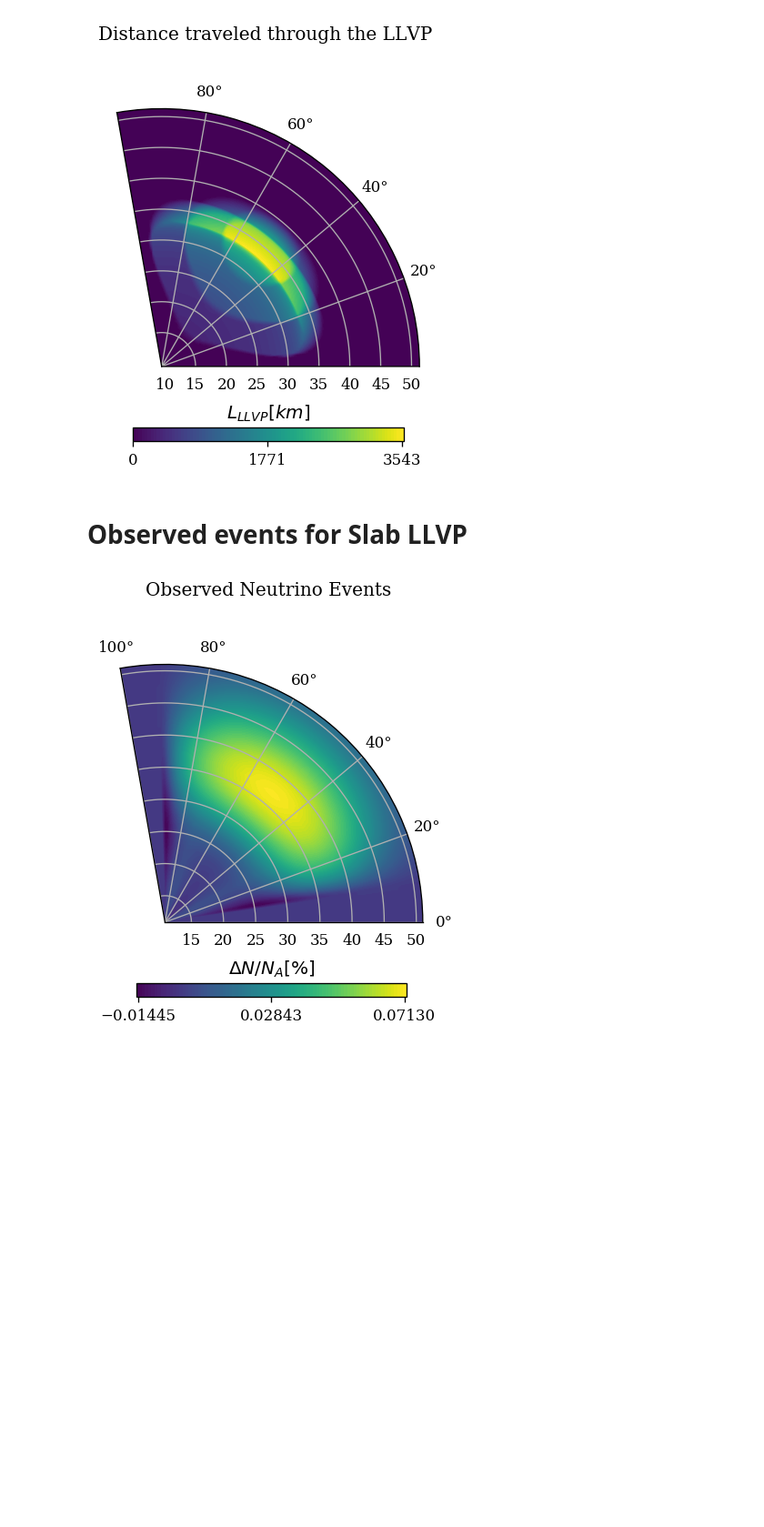
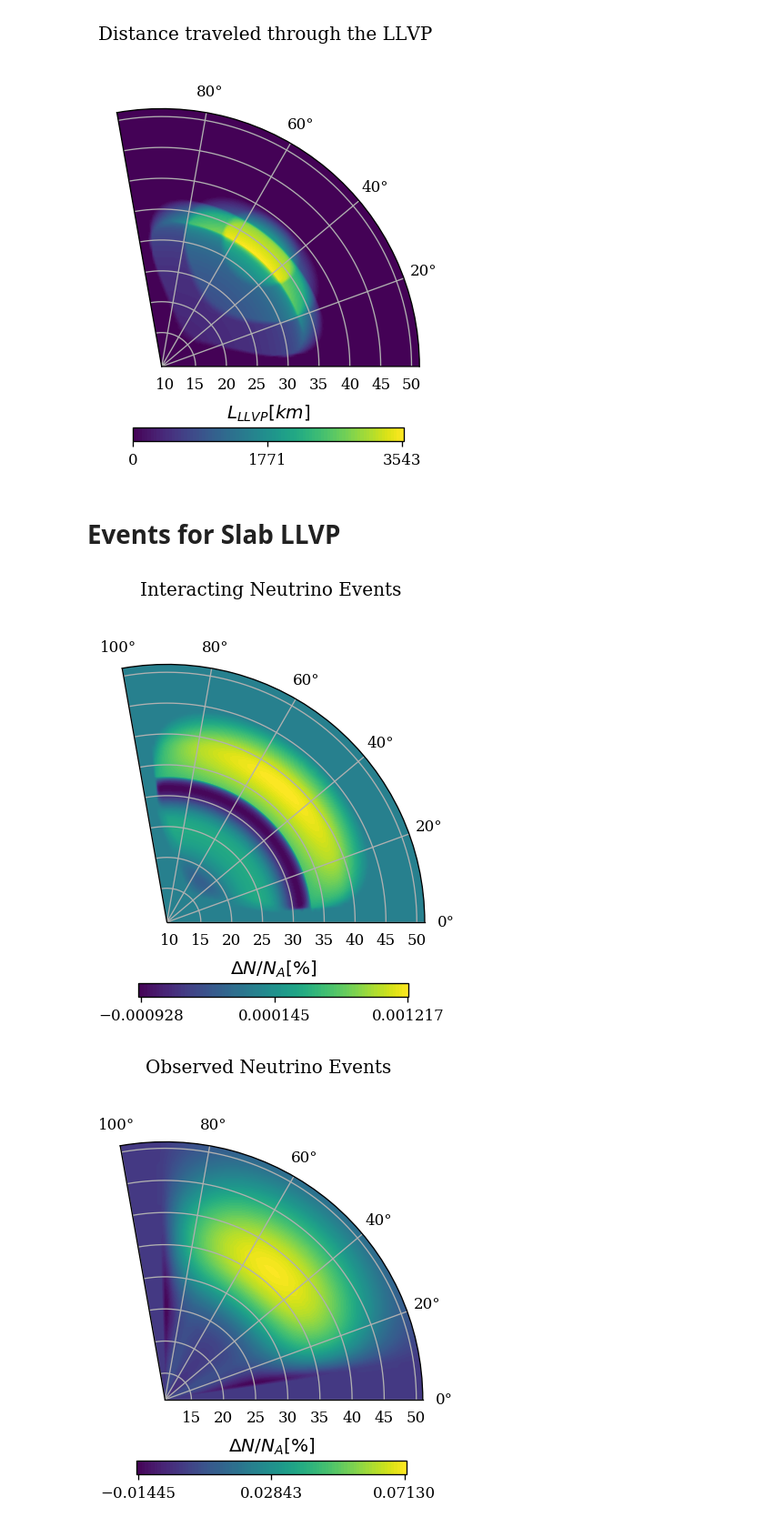
Before and after one commit to YaelDeniz/Neutrino-Tomography-Simulation, a Jupyter notebook: Jupyter-VisTools/PolarOscillograms.ipynb, the cells around one changed output. Shown at 91% size. Saved outputs shown, nothing was run; the diff lists cells and outputs as text; code cells hidden in the pictures; blank space fills up the shorter version.

```diff
--- a/Jupyter-VisTools/PolarOscillograms.ipynb
+++ b/Jupyter-VisTools/PolarOscillograms.ipynb
@@ -292,7 +292,76 @@ plt.savefig('LLVPBaselines.png')
 # %% [output]
 [figure]
 # %% [markdown]
-# Observed events for Slab LLVP
+# Events for Slab LLVP
+# %%
+plt.rc('font', family='serif')
+
+resultPath = "/home/dehy0499/NuOscillation-Tomography/Neutrino-Tomography-Simulation/SimulationResults/PreliminaryResults/IntEvents/"
+SimulationPath = "Events_Simulation_pancake_100Mton_1-10GeV_128-171Zen_-50-50Az/"
+
+dlnNoEcthphi=[]
+
+#azimuth = np.linspace(-50, 50, 101)
+azimuth_rad = np.radians(np.linspace(-50, 50, 101)+50);
+
+for i in range(0, 101):
+    filename   = "IntcthLLVP_nu1_100Zen100Az100Enu_"+str(i)+".csv"
+    eventFile  = resultPath+SimulationPath+filename
+    simMatrix  = csv_to_matrix(eventFile)
+
+    cosZenith = np.unique(simMatrix[:,0])
+    ene = np.unique(simMatrix[:,1])
+    cthv, enev = np.meshgrid(cosZenith, ene)
+
+
+    NintA = simMatrix[:,2] # PREM Earth
+    NintB = simMatrix[:,3] # Alternative Earth Model
+
+    NintAmesh = NintA.reshape(len(cosZenith),len(ene), order = "F")
+    NintBmesh = NintB.reshape(len(cosZenith),len(ene), order = "F")
+    SumNoEA = NintAmesh.sum(axis=0)
+    SumNoEB = NintBmesh.sum(axis=0)
+
+    dlnNoE  = (SumNoEA-SumNoEB)/SumNoEA # Element of a specific rows correspond to values in cth
+
+    dlnNoEcthphi.append(dlnNoE)
+#dlnN  = simMatrix[:,4]
+zenith = 180-np.degrees(np.arccos(cosZenith))
+thv, phiv = np.meshgrid(zenith, azimuth_rad)
+
+dlnNoEcthphi_T = np.transpose(dlnNoEcthphi)
+
+# Map data to 1
+
+#dlndNo_mapped = map_data(dlnNoEcthphi)
+
+
+#FullFunction = T(phiv,a,b)*R(thv,c,d)
+
+fig, ax = plt.subplots(dpi=120,subplot_kw=dict(projection='polar'))
+polarplot = ax.contourf(phiv, thv, dlnNoEcthphi, 100, cmap='viridis')
+ax.set_title("Polar oscillogram ", pad = 20)
+
+cbar = plt.colorbar(polarplot, pad=0.1,orientation='horizontal',shrink=0.5)
+
+#step = (np.max(dlnNoEcthphi) - np.min(dlnNoEcthphi))/5.0
+
+cbar.set_ticks([np.min(dlnNoEcthphi),(np.max(dlnNoEcthphi)+np.min(dlnNoEcthphi))/2.0,np.max(dlnNoEcthphi)])
+
+cbar.ax.set_title(r'$\Delta N/N_A [\%]$')
+
+
+
+ax.set_rmin(np.min(thv))
+
+ax.set_thetamin(np.degrees(min(np.unique(phiv))))  # Minimum theta angle
+ax.set_thetamax(np.degrees(max(np.unique(phiv)))) # Maximum theta angle
+
+ax.set_title("Interacting Neutrino Events ", pad = 20)
+
+plt.savefig('IntNPanake.png')
+# %% [output]
+[figure, added]
 # %%
 resultPath = "/home/dehy0499/NuOscillation-Tomography/Neutrino-Tomography-Simulation/SimulationResults/PreliminaryResults/ObsEvents/"
 SimulationPath = "ObsN_pancake1000_100_2-10_128-171_-55-55_2024-12-03/"
```
Also changed, not shown: parts of 4 cells of this notebook, 31 other files.
